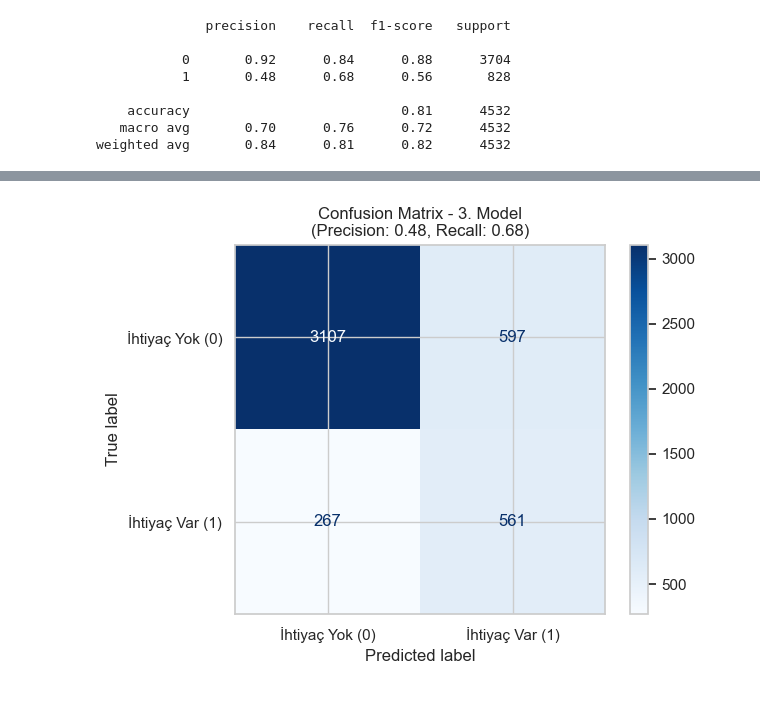
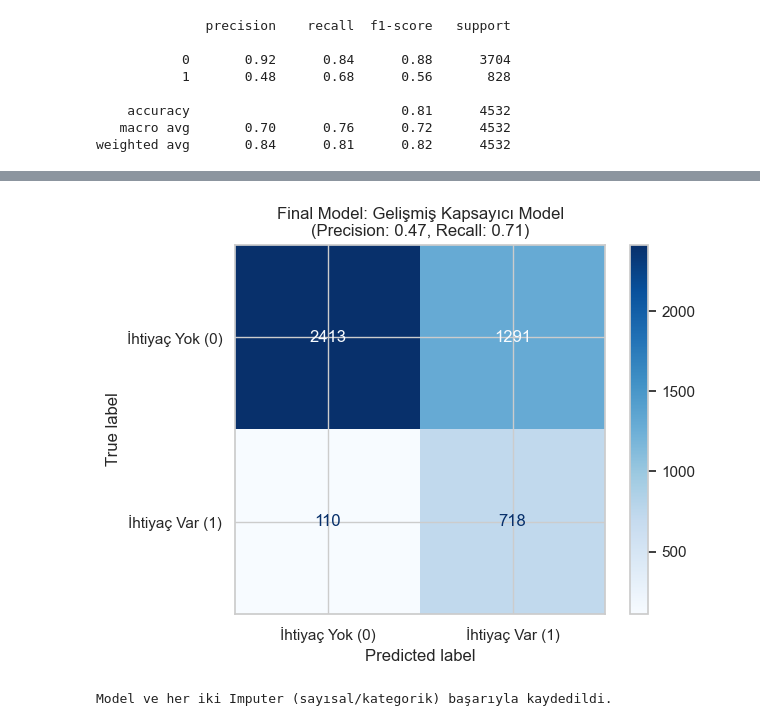
Before and after one commit to muratef/gss-sosyal-analiz, a Jupyter notebook: models/sosyal_ihtiyac_modeli.ipynb, the cells around one changed output, grey strips where cells are left out. Saved outputs shown, nothing was run; the diff lists cells and outputs as text; code cells hidden in the pictures.

Commit message:
model canlıya alındı.

```diff
--- a/models/sosyal_ihtiyac_modeli.ipynb
+++ b/models/sosyal_ihtiyac_modeli.ipynb
@@ -472,15 +534,26 @@ weighted avg       0.84      0.81      0.82      4532
 # %%
-# 1. Tahminleri al (3. modelimiz: rf_user_weighted)
-y_pred_final = rf_user_weighted.predict(X_test)
+from sklearn.metrics import confusion_matrix, ConfusionMatrixDisplay
+import matplotlib.pyplot as plt
 
-# 2. Matrisi hesapla
-cm = confusion_matrix(y_test, y_pred_final)
+# 1. Matrisi hesapla (Kendi belirlediğin y_pred_custom tahminlerini kullanıyoruz)
+cm = confusion_matrix(y_test, y_pred_custom)
 
-# 3. Görselleştir
+# 2. Görselleştir
 disp = ConfusionMatrixDisplay(confusion_matrix=cm, display_labels=['İhtiyaç Yok (0)', 'İhtiyaç Var (1)'])
 disp.plot(cmap='Blues', values_format='d')
 
-plt.title(f'Confusion Matrix - 3. Model\n(Precision: 0.48, Recall: 0.68)')
+plt.title(f'Final Model: Gelişmiş Kapsayıcı Model\n(Precision: 0.47, Recall: 0.71)')
 plt.show()
 # %% [output]
-[figure, old version]
+[figure, new version]
+# %%
+import joblib
+
+# Modeli ve her iki imputer'ı da kaydediyoruz
+joblib.dump(best_rf, 'best_rf_model.pkl')
+joblib.dump(imputer_num, 'imputer_num.pkl')
+joblib.dump(imputer_cat, 'imputer_cat.pkl')
+
+print("Model ve her iki Imputer (sayısal/kategorik) başarıyla kaydedildi.")
+# %% [output]
+Model ve her iki Imputer (sayısal/kategorik) başarıyla kaydedildi.
```
Also changed, not shown: parts of 6 cells of this notebook, 5 other files.
